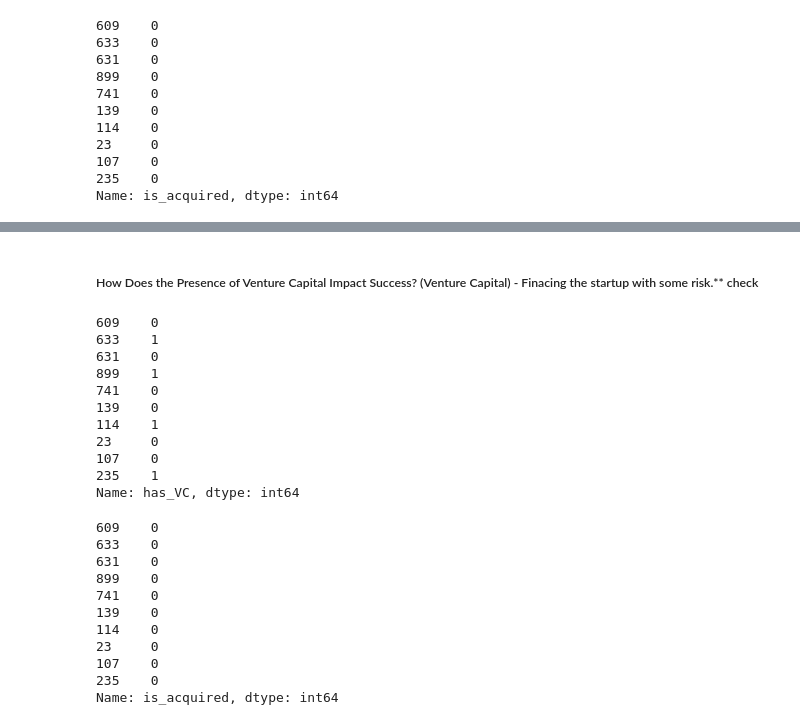
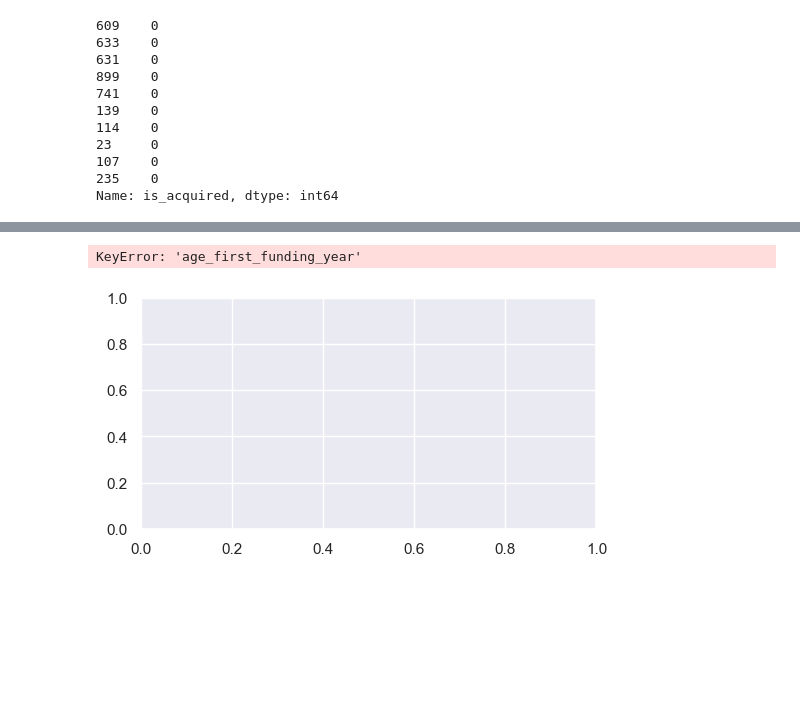
Before and after one commit to GabrielaArzateR/Predicting_startup_succes-, a Jupyter notebook: notebook/data_exploratio.ipynb, the cells around one changed output, grey strips where cells are left out. Saved outputs shown, nothing was run; the diff lists cells and outputs as text; code cells hidden in the pictures; blank space fills up the shorter version.

```diff
--- a/notebook/data_exploratio.ipynb
+++ b/notebook/data_exploratio.ipynb
@@ -550,30 +461,9 @@ Name: is_acquired, dtype: int64
-# %% [markdown]
-##### How Does the Presence of Venture Capital Impact Success? (Venture Capital) - Finacing the startup with some risk.** check
-# %%
-print(data_df['has_VC'].head(10))
-# %% [output]
-609    0
-633    1
-631    0
-899    1
-741    0
-139    0
-114    1
-23     0
-107    0
-235    1
-Name: has_VC, dtype: int64
-# %%
-print(data_df['is_acquired'].head(10))
-# %% [output]
-609    0
-633    0
-631    0
-899    0
-741    0
-139    0
-114    0
-23     0
-107    0
-235    0
-Name: is_acquired, dtype: int64
+# %%
+plt.figure(figsize=(20,3),dpi=100)
+plt.subplot(1,3,1)
+sns.scatterplot(df["age_first_funding_year"],df["age_last_funding_year"], label="first&last funding", palette="Greens")
+sns.scatterplot(df["age_first_milestone_year"], df["age_last_milestone_year"], label="first&last milestone", palette="Blues")
+plt.legend()
+# %% [output]
+KeyError: 'age_first_funding_year'
+[figure, added]
```
Also changed, not shown: parts of 26 cells of this notebook.
